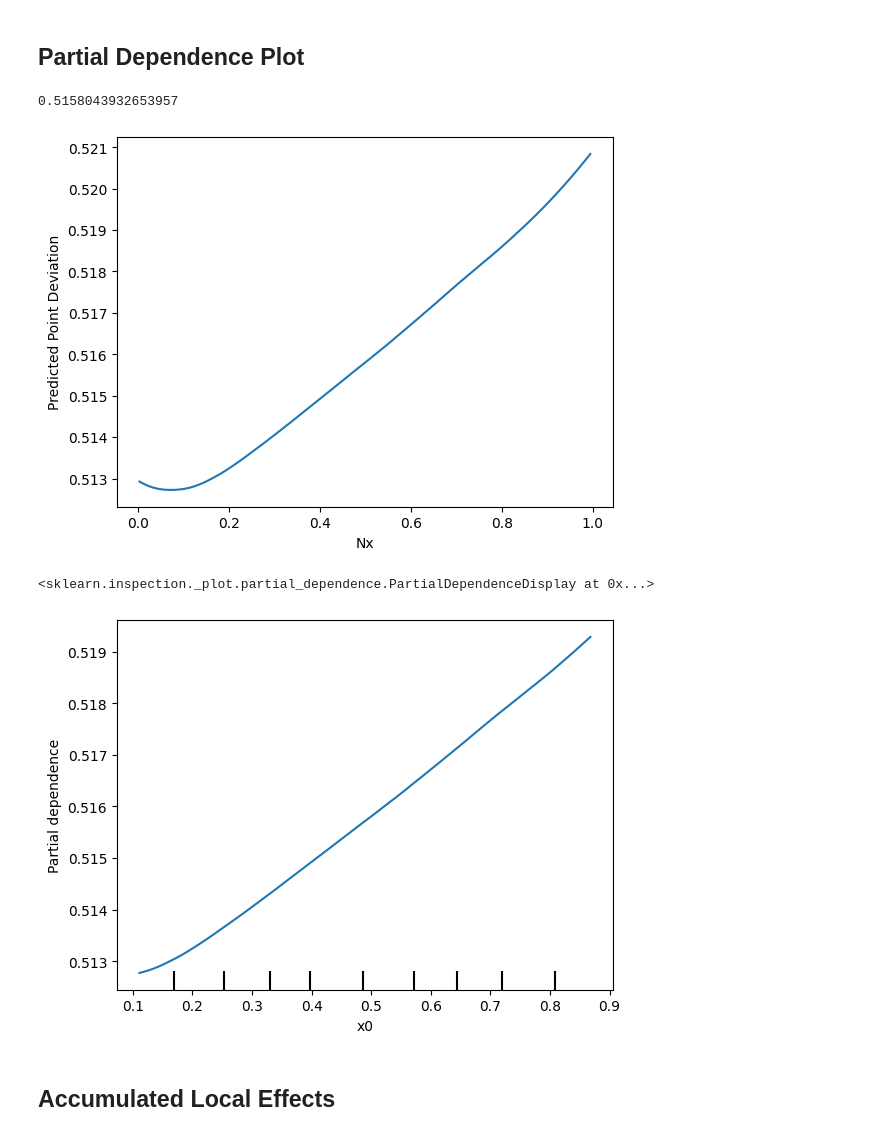
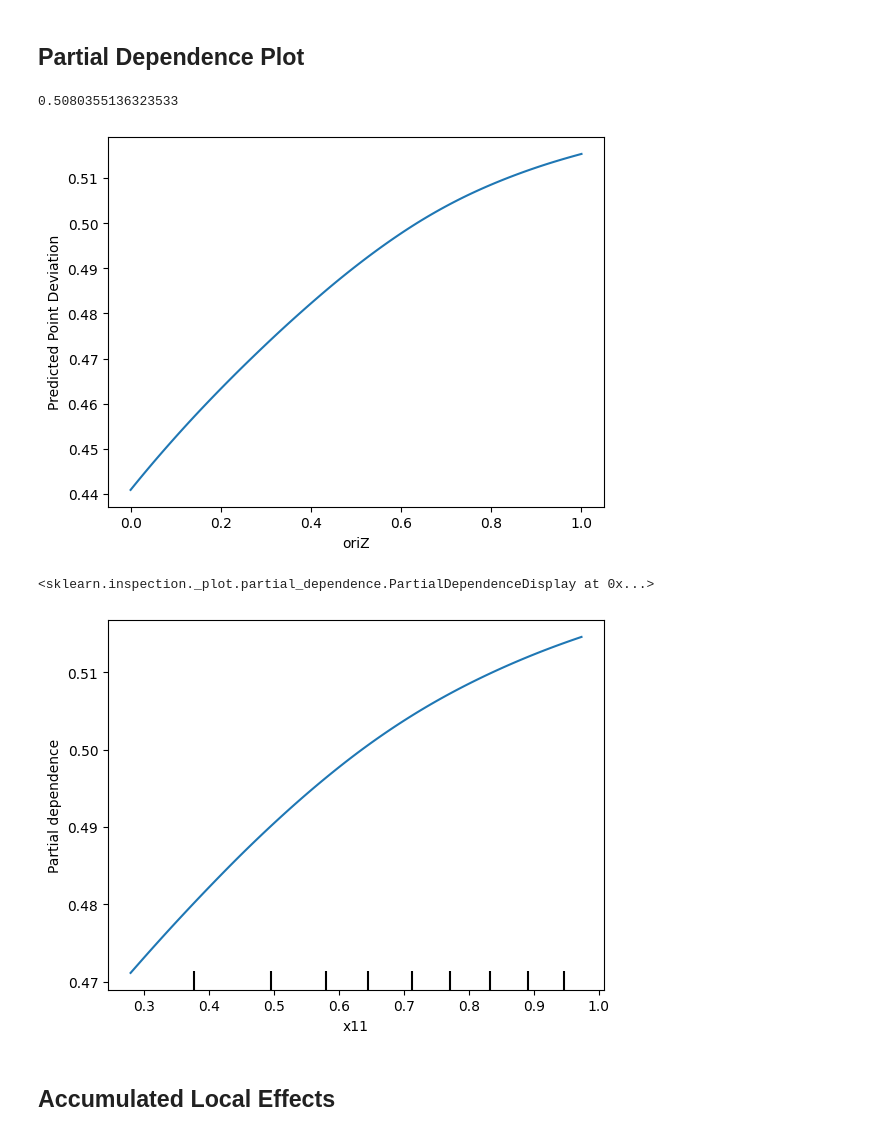
Before and after one commit to givasile/xmanai-grapes-lab, a Jupyter notebook: notebooks/Lab_3_Build_predictor_and_Explain.ipynb, the cells around one changed output. Saved outputs shown, nothing was run; the diff lists cells and outputs as text; code cells hidden in the pictures.

```diff
--- a/notebooks/Lab_3_Build_predictor_and_Explain.ipynb
+++ b/notebooks/Lab_3_Build_predictor_and_Explain.ipynb
@@ -17,7 +14,7 @@ import matplotlib.colors as colors
 # %%
 ## Load measurement data
 maindir = Path.cwd() / "tutorial_data/"
-data = maindir / "Sphere_data.csv"
+data = maindir / "Sphere_data_short.csv"
 df = pd.read_csv(data, sep=',', header=0)
 df
 # %% [output]
@@ -48,7 +45,8 @@ print(df.columns.to_numpy())
 ## select input features, target variable fro dataframe columns
 feature_names = ['Nx', 'Ny', 'Nz', 'Xnom', 'Ynom', 'Znom',
                  'LateralDensity', 'DirectionDensity', 'ExposureTime',
-                 'oriX', 'oriY', 'oriZ', 'Inc', 'ang', 'ViewAng', 'Rs']
+                 'oriX', 'oriY', 'oriZ', 'Inc', 'ang', 'ViewAng', 'Rs',
+                 'AcmosJ', 'oriYcmos']
 target_variable = 'PointDev'
 # %%
 ## Scale features & target to [0, 1] interval
@@ -99,6 +97,6 @@ We achieved a MAE: 0.055 on a test set with standard deviation: 0.101
 # %%
 ## Load Complete Point Cloud to perform inference
-filename = "Processed_Sphere_16.0026_75_5_0.8.csv"
+filename = "Processed_Sphere_16.0026_75_2_0.6.csv"
 filepath = maindir / filename
 sdf = pd.read_csv(filepath, sep=',', header=0)
 # %%
@@ -245,7 +243,7 @@ def pdp_on_single_point(model, training_set, feature, xs):
 # Assert the implementation is correct
 pdp_on_single_point(model, X_train, 0, 0.5)
 # %% [output]
-0.5158043932653957
+0.5080355136323533
 # %%
 def pdp(model, training_set, feature, grid_size=100):
     """
@@ -269,22 +267,21 @@ def pdp(model, training_set, feature, grid_size=100):
 
     return xs, ys
 # %%
-xs, ys = pdp(trained_model, X_train, 0, grid_size=100)
+feat = 11
+xs, ys = pdp(trained_model, X_train, feat, grid_size=100)
 # %%
-
-
 plt.figure()
 plt.plot(xs, ys)
-plt.xlabel(feature_names[0])
+plt.xlabel(feature_names[feat])
 plt.ylabel('Predicted Point Deviation')
 plt.show()
 # %% [output]
-[figure, old version]
+[figure, new version]
 # %%
-PartialDependenceDisplay.from_estimator(trained_model, X_train, [0])
+PartialDependenceDisplay.from_estimator(trained_model, X_train, [feat])
 # %% [output]
 <sklearn.inspection._plot.partial_dependence.PartialDependenceDisplay at 0x...>
-[figure, old version]
+[figure, new version]
 # %% [markdown]
 ## Accumulated Local Effects
 # %%
```
Also changed, not shown: parts of 11 cells of this notebook, 14 other files.
